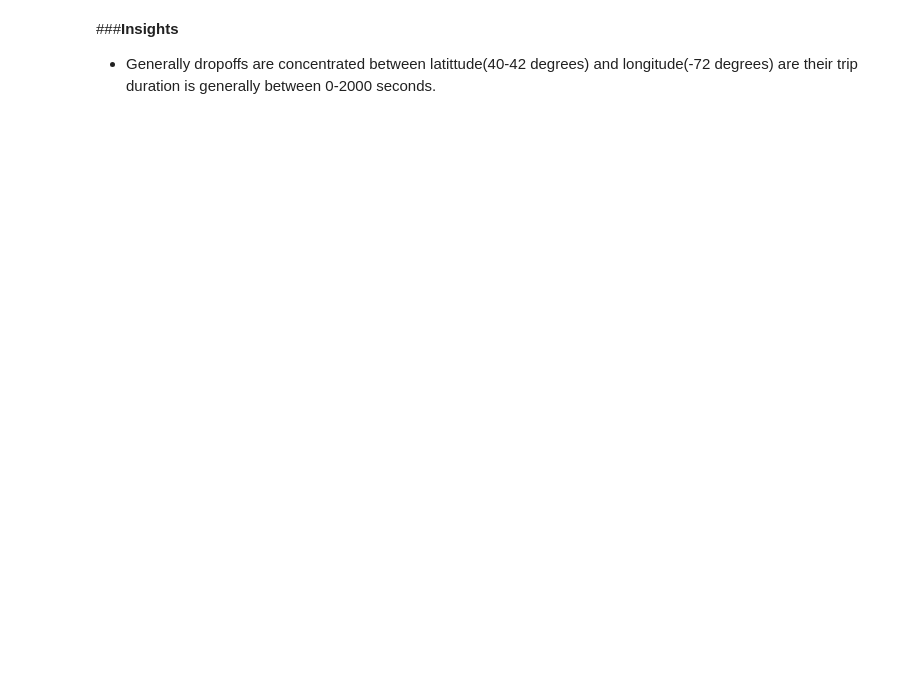
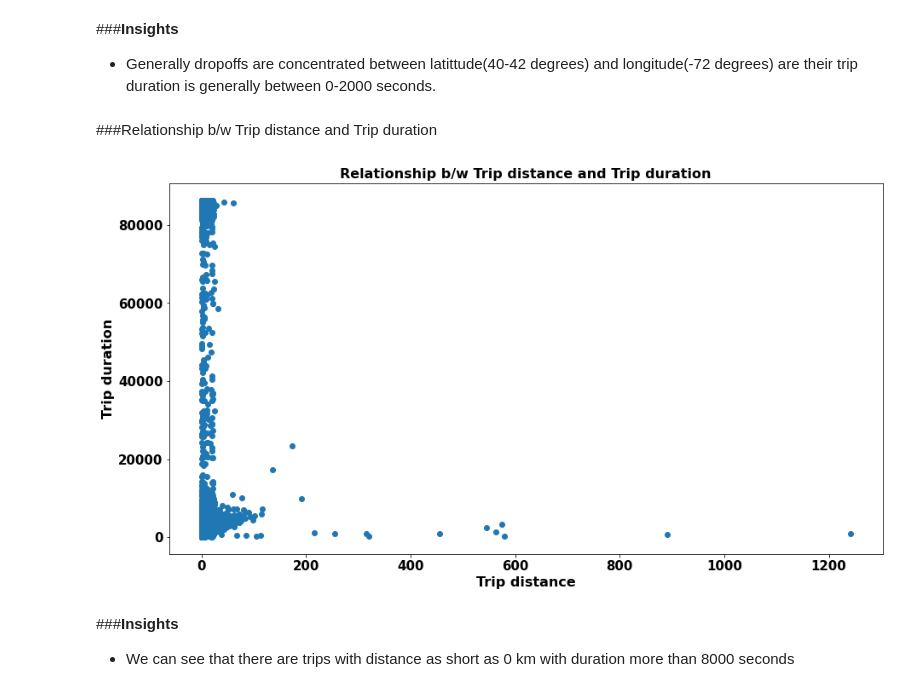
Before and after one commit to Kushan1001/NYC-Taxi-Trip-Time-Prediction, a Jupyter notebook: NYC_Taxi_Trip_Time_Prediction_Capstone_Project.ipynb, the cells around one changed output. Drawn from its saved outputs; the diff is of its cells as text; code cells hidden in the pictures; blank space fills up the shorter version.

```diff
--- a/NYC_Taxi_Trip_Time_Prediction_Capstone_Project.ipynb
+++ b/NYC_Taxi_Trip_Time_Prediction_Capstone_Project.ipynb
@@ -652,3 +654,20 @@ plt.show();
 
 
 *   Generally dropoffs are concentrated between latittude(40-42 degrees) and longitude(-72 degrees) are their trip duration is generally between 0-2000 seconds.
+# %% [markdown]
+###Relationship b/w Trip distance and Trip duration
+# %%
+rcParams['figure.figsize'] = 15,8
+
+plt.scatter(data = taxi_df, x = 'trip_distance', y = 'trip_duration')
+plt.xlabel('Trip distance')
+plt.ylabel('Trip duration')
+plt.title('Relationship b/w Trip distance and Trip duration')
+plt.show();
+# %% [output]
+[figure, added]
+# %% [markdown]
+###**Insights**
+
+
+*   We can see that there are trips with distance as short as 0 km with duration more than 8000 seconds
```
Also changed, not shown: parts of 7 cells of this notebook.
